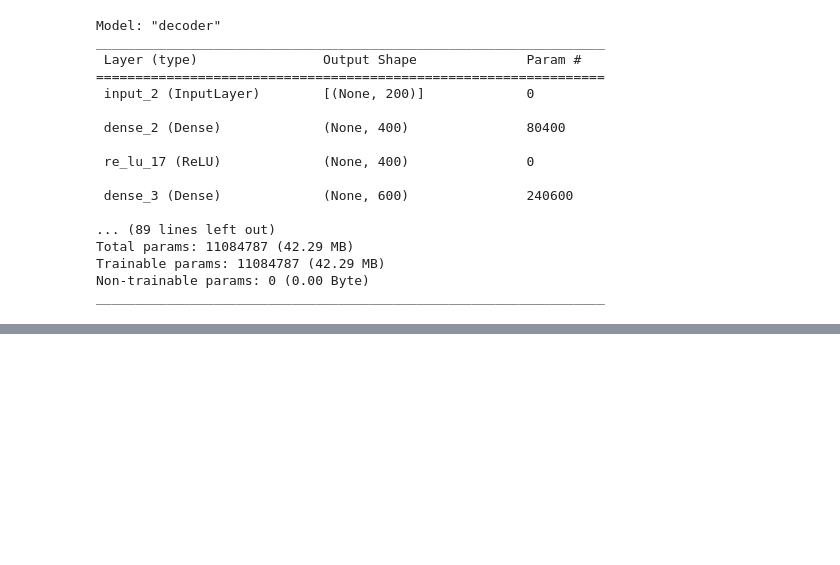
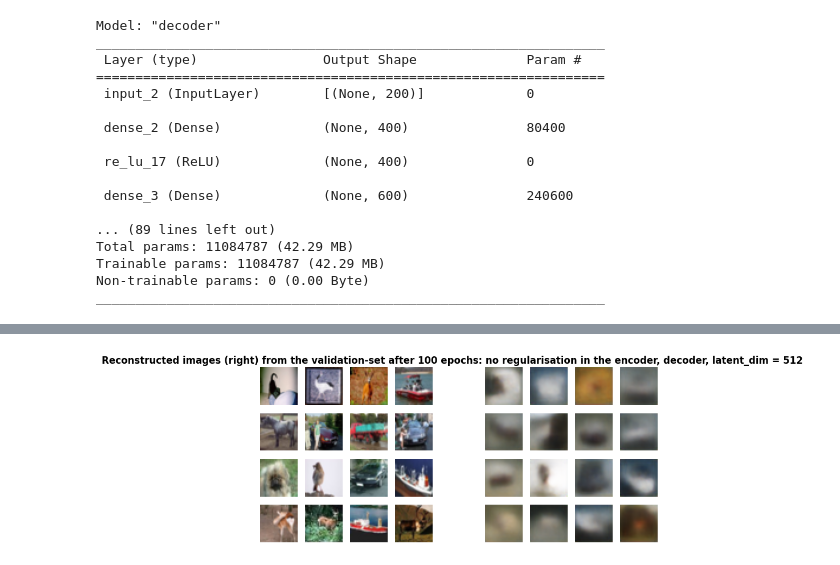
Before and after one commit to AtSourav/L2-vs-L1-vs-CB-loss-in-deep-CNN-based-AE-on-cifar10, a Jupyter notebook: AE_sifar10_mse_HeNormal_L2.ipynb, the cells around one changed output, grey strips where cells are left out. Drawn from its saved outputs; the diff is of its cells as text; code cells hidden in the pictures; blank space fills up the shorter version.

```diff
--- a/AE_sifar10_mse_HeNormal_L2.ipynb
+++ b/AE_sifar10_mse_HeNormal_L2.ipynb
@@ -315,0 +371,4 @@ history4 = AE.fit(img_train, img_train, batch_size=batch_size, validation_data=(
+# %%
+plot_reconstruction(img_valid, 'validation', 123, 100)
+# %% [output]
+[figure, added]
```
Also changed, not shown: parts of 11 cells of this notebook.
